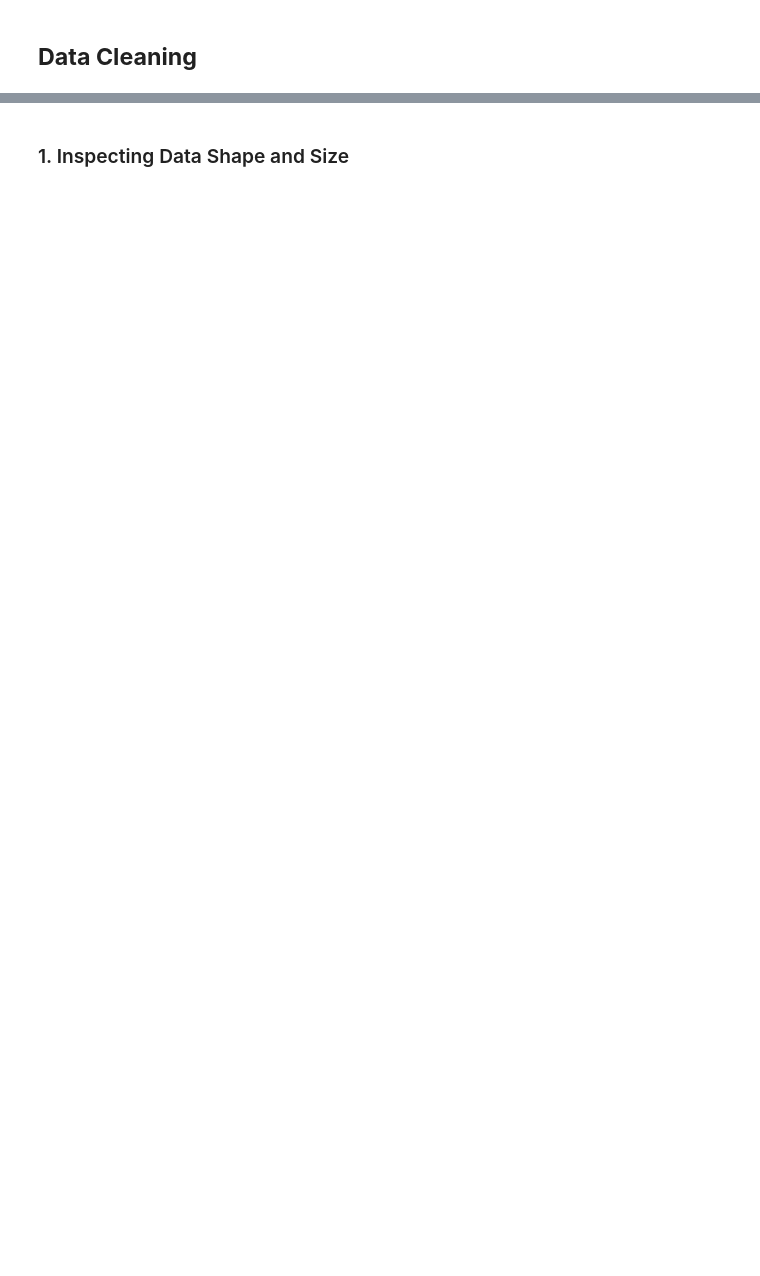
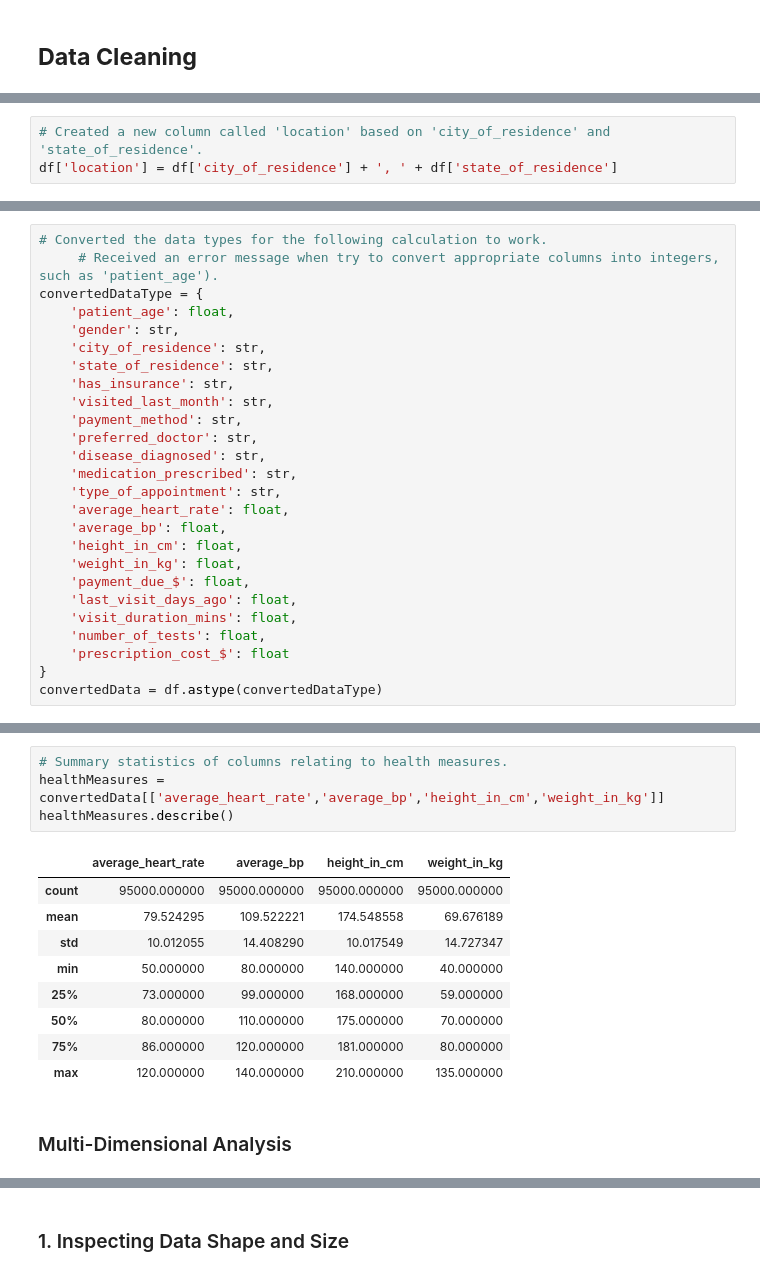
Before and after one commit to c-susan/datasci_2_manipulation, a Jupyter notebook: hha507assignment2.ipynb, the cells around one changed output, grey strips where cells are left out. Drawn from its saved outputs; the diff is of its cells as text; blank space fills up the shorter version.

```diff
--- a/hha507assignment2.ipynb
+++ b/hha507assignment2.ipynb
@@ -19,0 +119,3 @@ df.sample(5)
+# %%
+# Created a new column called 'location' based on 'city_of_residence' and	'state_of_residence'.
+df['location'] = df['city_of_residence'] + ', ' + df['state_of_residence']
@@ -19,0 +128,26 @@ df.sample(5)
+# %%
+# Converted the data types for the following calculation to work.
+     # Received an error message when try to convert appropriate columns into integers, such as 'patient_age').
+convertedDataType = {
+    'patient_age': float,
+    'gender': str,
+    'city_of_residence': str,
+    'state_of_residence': str,
+    'has_insurance': str,
+    'visited_last_month': str,
+    'payment_method': str,
+    'preferred_doctor': str,
+    'disease_diagnosed': str,
+    'medication_prescribed': str,
+    'type_of_appointment': str,
+    'average_heart_rate': float,
+    'average_bp': float,
+    'height_in_cm': float,
+    'weight_in_kg': float,
+    'payment_due_$': float,
+    'last_visit_days_ago': float,
+    'visit_duration_mins': float,
+    'number_of_tests': float,
+    'prescription_cost_$': float
+}
+convertedData = df.astype(convertedDataType)
@@ -19,0 +194,16 @@ df.sample(5)
+# %%
+# Summary statistics of columns relating to health measures.
+healthMeasures = convertedData[['average_heart_rate','average_bp','height_in_cm','weight_in_kg']]
+healthMeasures.describe()
+# %% [output]
+|  | average_heart_rate | average_bp | height_in_cm | weight_in_kg |
+| count | 95000.000000 | 95000.000000 | 95000.000000 | 95000.000000 |
+| mean | 79.524295 | 109.522221 | 174.548558 | 69.676189 |
+| std | 10.012055 | 14.408290 | 10.017549 | 14.727347 |
+| min | 50.000000 | 80.000000 | 140.000000 | 40.000000 |
+| 25% | 73.000000 | 99.000000 | 168.000000 | 59.000000 |
+| 50% | 80.000000 | 110.000000 | 175.000000 | 70.000000 |
+| 75% | 86.000000 | 120.000000 | 181.000000 | 80.000000 |
+| max | 120.000000 | 140.000000 | 210.000000 | 135.000000 |
+# %% [markdown]
+### Multi-Dimensional Analysis
```
Also changed, not shown: parts of 43 cells of this notebook.
